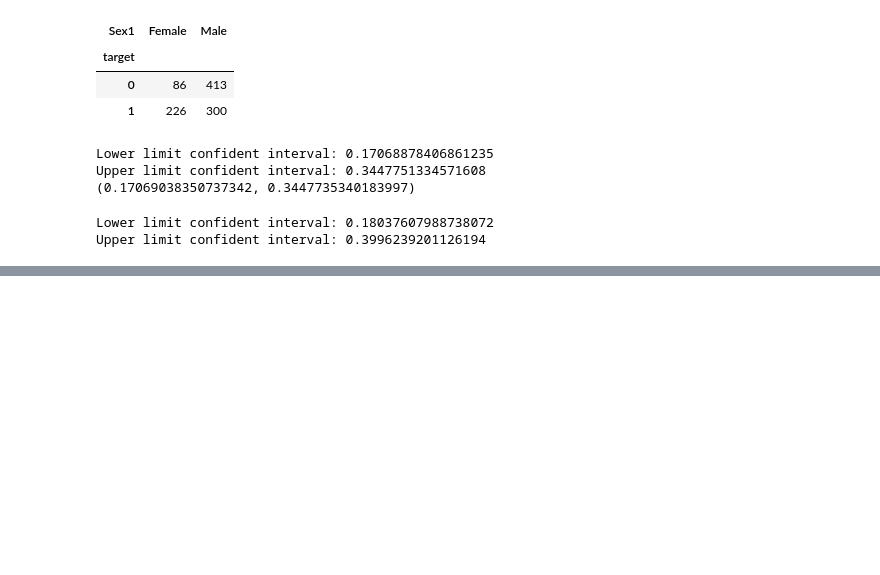
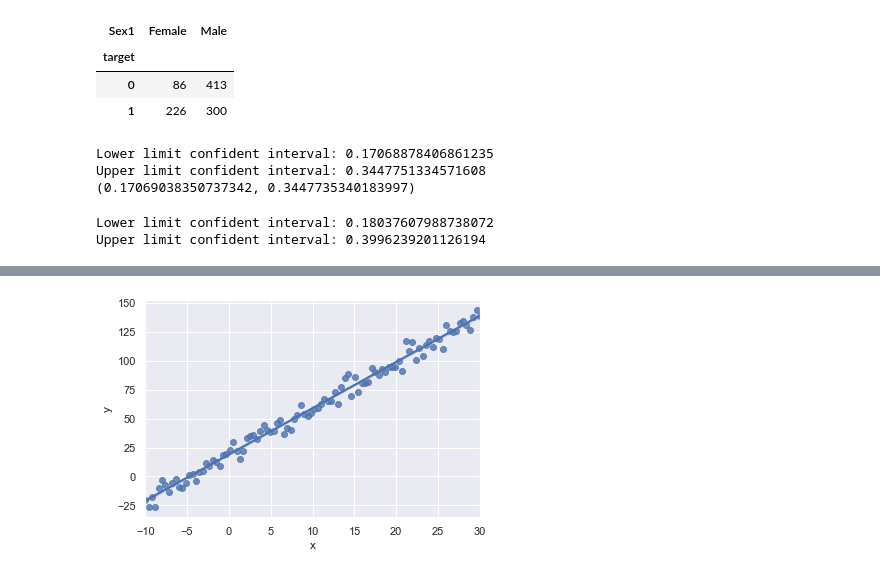
Before and after one commit to martinnss/Micro_Projects, a Jupyter notebook: apuntes/statistics_1.ipynb, the cells around one changed output, grey strips where cells are left out. Saved outputs shown, nothing was run; the diff lists cells and outputs as text; code cells hidden in the pictures; blank space fills up the shorter version.

```diff
--- a/apuntes/statistics_1.ipynb
+++ b/apuntes/statistics_1.ipynb
@@ -488,0 +505,5 @@ Upper limit confident interval: 0.3996239201126194
+# %%
+ sns.regplot(x='x', y='y', data = df)
+ plt.show()
+# %% [output]
+[figure, added]
```
Also changed, not shown: parts of 6 cells of this notebook, 3 other files.
